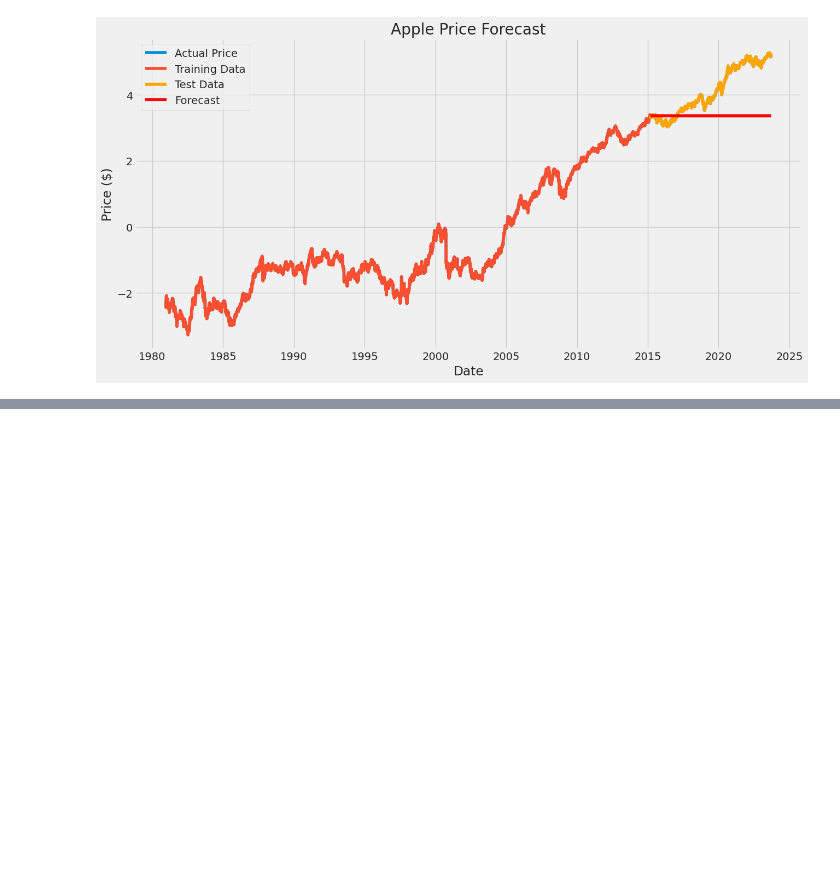
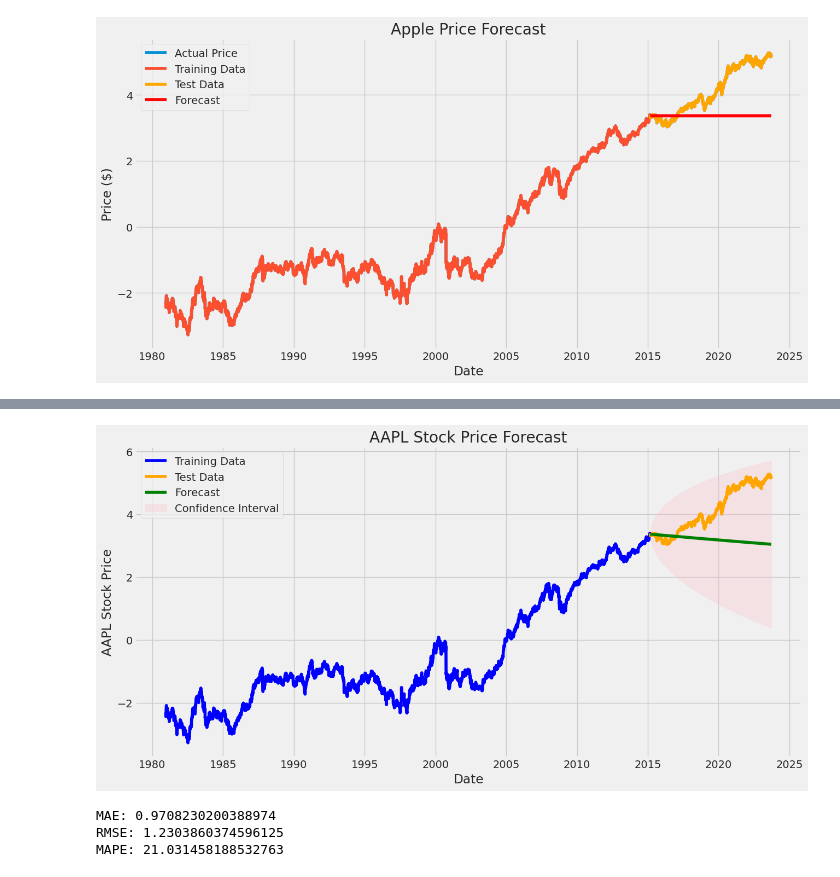
Before and after one commit to mebi-ali/time_series_forecast, a Jupyter notebook: src/notebooks/getting_started_with_time_series.ipynb, the cells around one changed output, grey strips where cells are left out. Drawn from its saved outputs; the diff is of its cells as text; code cells hidden in the pictures; blank space fills up the shorter version.

```diff
--- a/src/notebooks/getting_started_with_time_series.ipynb
+++ b/src/notebooks/getting_started_with_time_series.ipynb
@@ -585,0 +662,8 @@ plt.show()
+# %%
+model = SARIMAX(train,
+                       order=best_params[:3],
+                       seasonal_order=best_params[3:])
+result = model.fit(disp=False)
+
+# Show the summary
+result.summary()
@@ -585,0 +690,54 @@ plt.show()
+# %%
+# Get forecast and confidence intervals for two years
+forecast = result.get_forecast(steps=len(test))
+forecast_values = forecast.predicted_mean
+confidence_intervals = forecast.conf_int()
+
+# Plot the training data
+plt.figure(figsize=(14, 7))
+plt.plot(train.index, train['Close'], label='Training Data', color='blue')
+
+# Plot the test data
+plt.plot(test.index, test['Close'], label='Test Data', color='orange')
+
+# Plot the forecasted values
+# forecast_index = pd.date_range(start=test.index[-1], periods=24, freq='D')
+plt.plot(test.index, forecast_values, label='Forecast', color='green')
+
+#Plot the confidence intervals
+plt.fill_between(test.index,
+                 confidence_intervals.iloc[:, 0],
+                 confidence_intervals.iloc[:, 1],
+                 color='pink', alpha=0.3, label='Confidence Interval')
+
+# Add labels and title
+plt.xlabel('Date')
+plt.ylabel('AAPL Stock Price')
+plt.title('AAPL Stock Price Forecast')
+plt.legend()
+
+# Show the plot
+plt.show()
+# %% [output]
+[figure, added]
+# %%
+# Predicted values and actual values
+predicted_values = forecast_values.values
+actual_values = test.values.flatten()
+
+# Mean Absolute Error (MAE)
+mae = np.mean(np.abs(predicted_values - actual_values))
+print("MAE:", mae)
+
+# Root Mean Squared Error (RMSE)
+mse = np.mean((predicted_values - actual_values) ** 2)
+rmse = np.sqrt(mse)
+print("RMSE:", rmse)
+
+# Mean Absolute Percentage Error (MAPE)
+mape = np.mean(np.abs((predicted_values - actual_values) / actual_values)) * 100
+print("MAPE:", mape)
+# %% [output]
+MAE: 0.9708230200388974
+RMSE: 1.2303860374596125
+MAPE: 21.031458188532763
```
Also changed, not shown: parts of 11 cells of this notebook, 1 other file.
